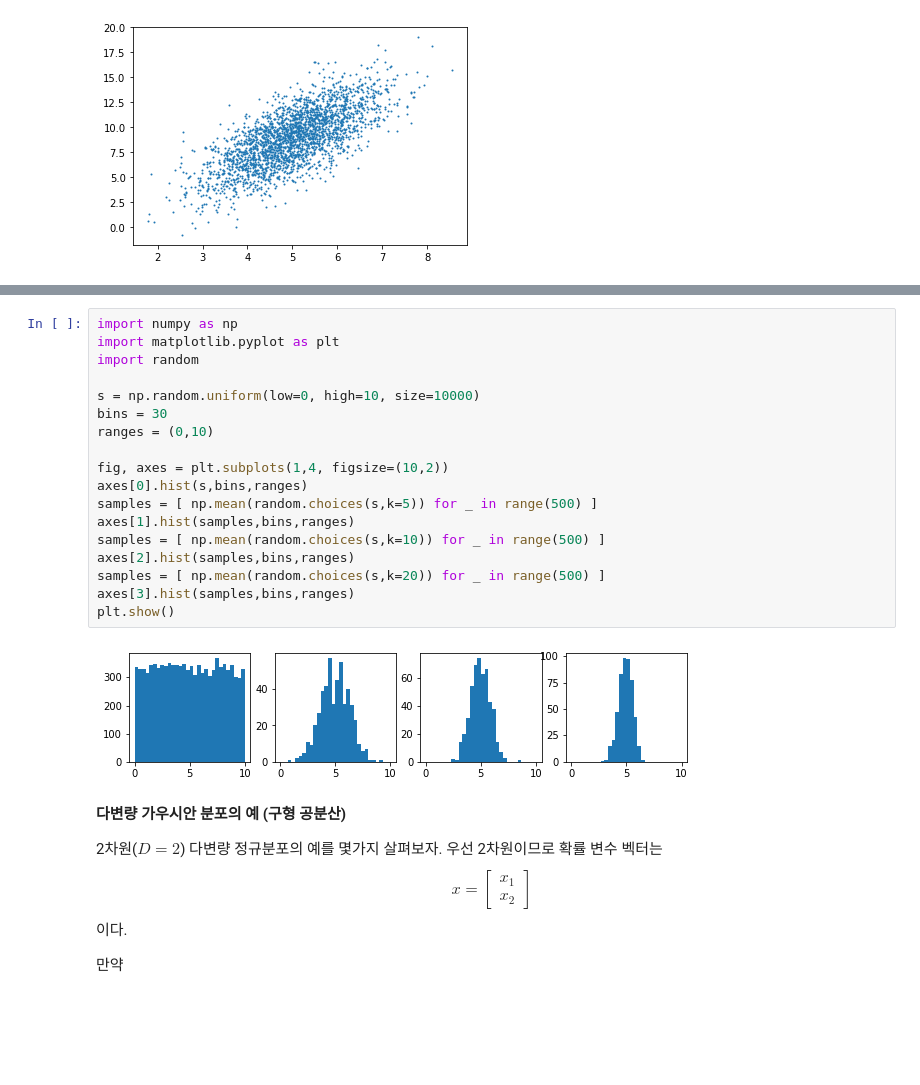
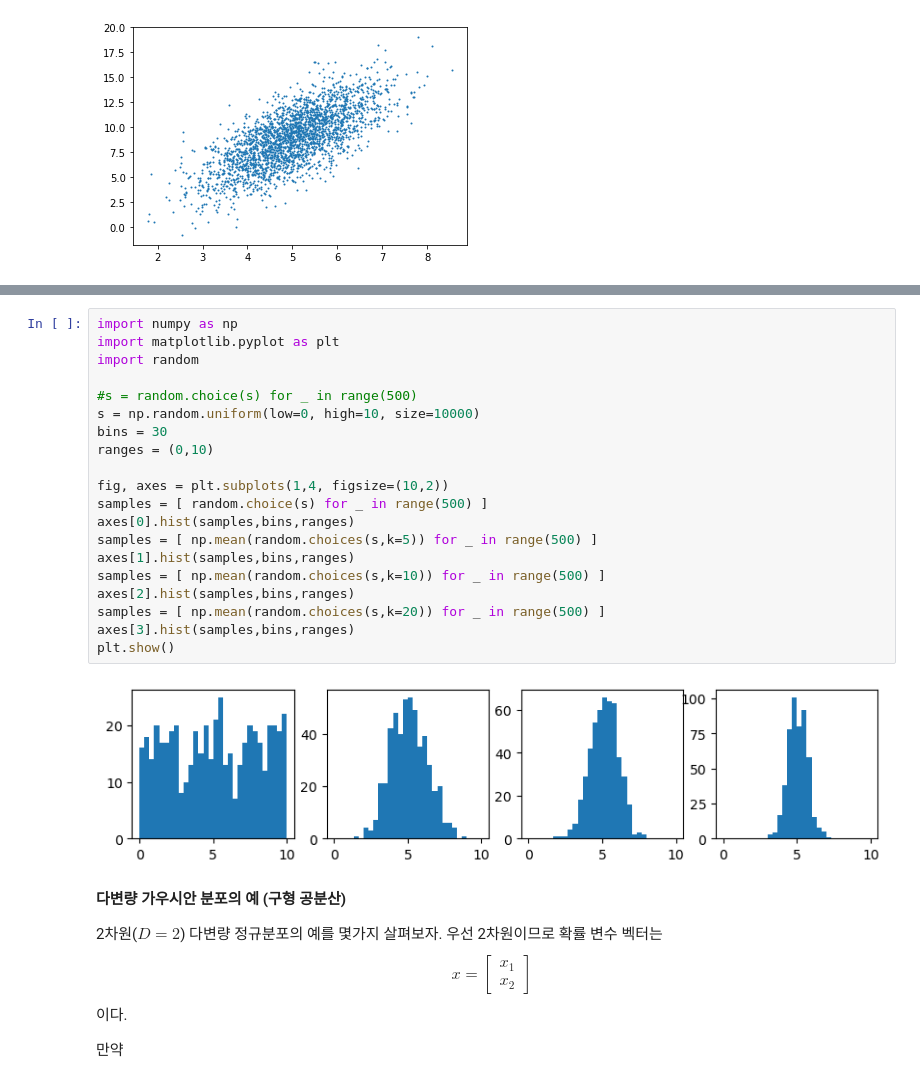
Before and after one commit to junji64/Introduction-to-Pattern-Recognition, a Jupyter notebook: 4-1. Gaussian Distribution.ipynb, the cells around one changed output, grey strips where cells are left out. Saved outputs shown, nothing was run; the diff lists cells and outputs as text; blank space fills up the shorter version.

```diff
--- a/4-1. Gaussian Distribution.ipynb
+++ b/4-1. Gaussian Distribution.ipynb
@@ -142,23 +142,25 @@ plt.show()
 # %%
 import numpy as np
 import matplotlib.pyplot as plt
 import random
 
+#s = random.choice(s) for _ in range(500)
 s = np.random.uniform(low=0, high=10, size=10000)
 bins = 30
 ranges = (0,10)
 
 fig, axes = plt.subplots(1,4, figsize=(10,2))
-axes[0].hist(s,bins,ranges)
+samples = [ random.choice(s) for _ in range(500) ]
+axes[0].hist(samples,bins,ranges)
 samples = [ np.mean(random.choices(s,k=5)) for _ in range(500) ]
 axes[1].hist(samples,bins,ranges)
 samples = [ np.mean(random.choices(s,k=10)) for _ in range(500) ]
 axes[2].hist(samples,bins,ranges)
 samples = [ np.mean(random.choices(s,k=20)) for _ in range(500) ]
 axes[3].hist(samples,bins,ranges)
 plt.show()
 # %% [output]
-[figure, old version]
+[figure, new version]
 # %% [markdown]
 **다변량 가우시안 분포의 예 (구형 공분산)**
 
```
